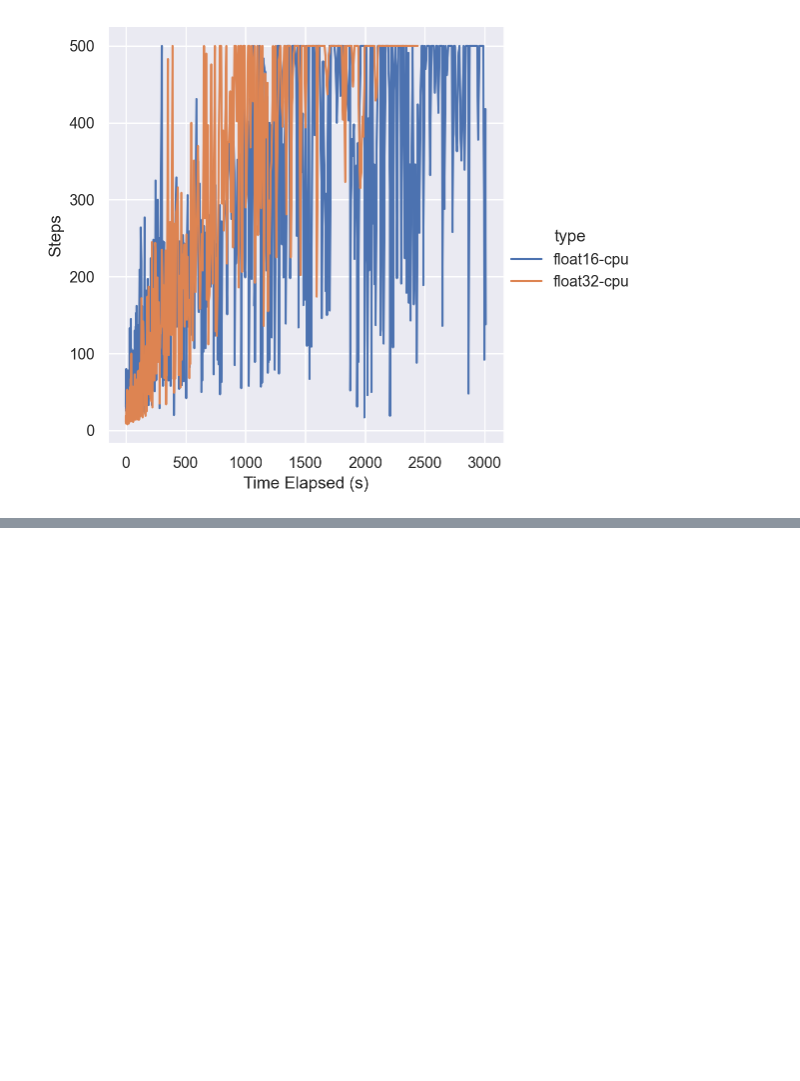
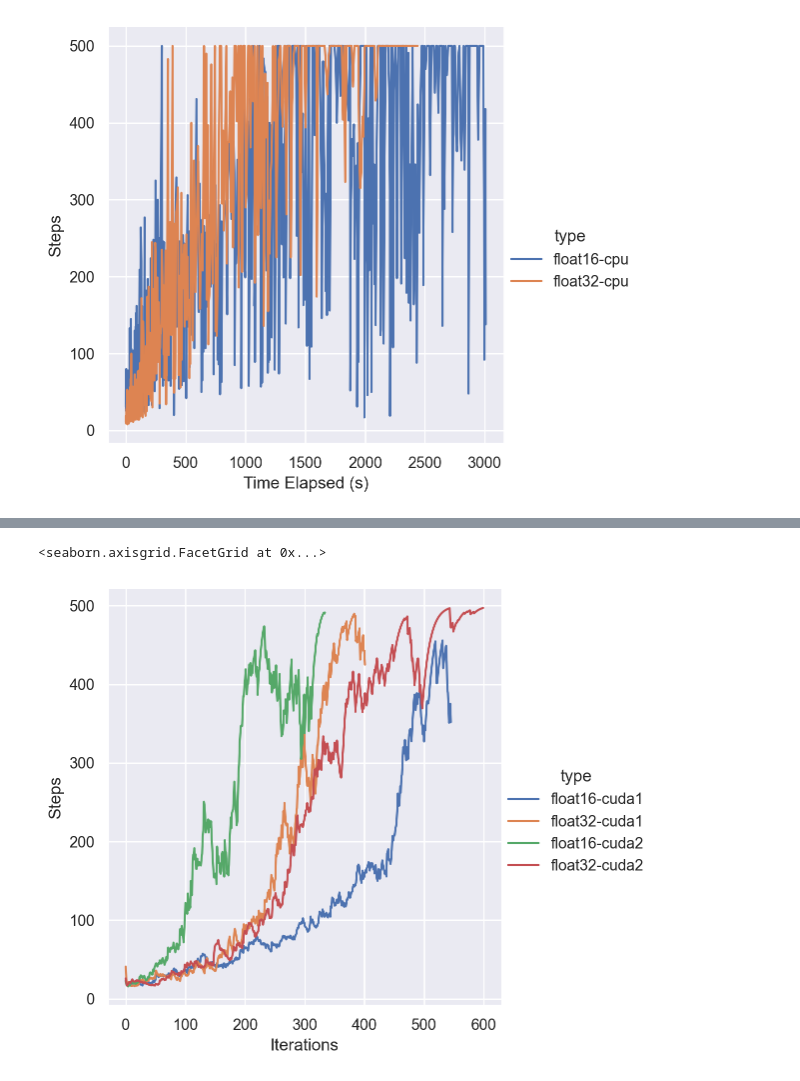
Before and after one commit to b0kch01/QuantizeRL, a Jupyter notebook: cart_pole/visualization.ipynb, the cells around one changed output, grey strips where cells are left out. Saved outputs shown, nothing was run; the diff lists cells and outputs as text; code cells hidden in the pictures; blank space fills up the shorter version.

```diff
--- a/cart_pole/visualization.ipynb
+++ b/cart_pole/visualization.ipynb
@@ -129,0 +133,14 @@ plt.xscale("log")
+# %%
+data = gather_data(["float16-cuda1", "float32-cuda1", "float16-cuda2",
+                   "float32-cuda2"])
+sns.relplot(
+    data=data,
+    kind="line",
+    x="epoch", y="smoothed_epoch_steps",
+    hue="type",
+    aspect=5/5
+)\
+    .set_axis_labels("Iterations", "Steps")
+# %% [output]
+<seaborn.axisgrid.FacetGrid at 0x...>
+[figure, added]
```
Also changed, not shown: parts of 6 cells of this notebook, 2 other files.
